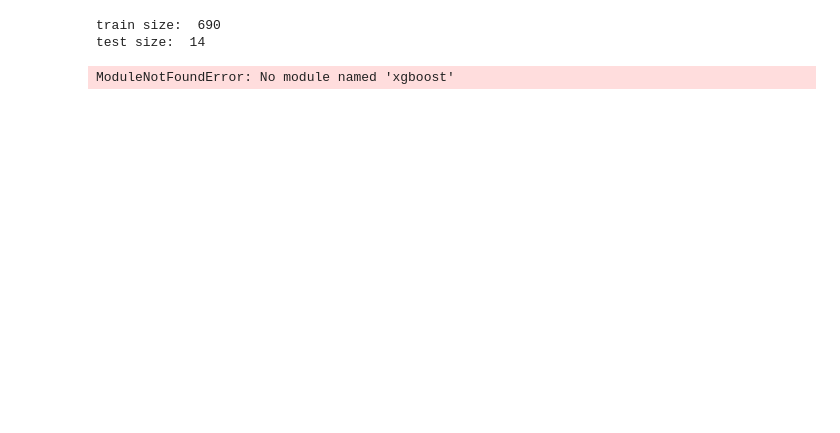
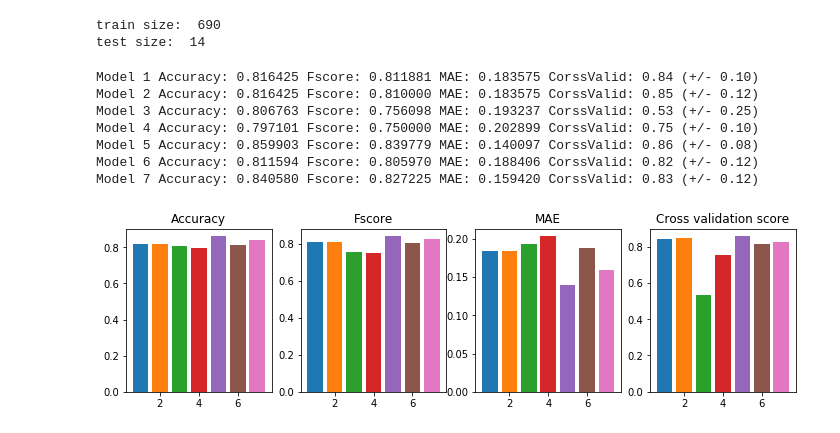
Before and after one commit to pubuduudara/CO544-ML-Project, a Jupyter notebook: Models/Suneth/Model/CO544 ML project.ipynb, the cells around one changed output. Saved outputs shown, nothing was run; the diff lists cells and outputs as text; code cells hidden in the pictures; blank space fills up the shorter version.

```diff
--- a/Models/Suneth/Model/CO544 ML project.ipynb
+++ b/Models/Suneth/Model/CO544 ML project.ipynb
@@ -183,7 +179,7 @@ X = df_train[feature_cols] # Features
 y = df_train.A16 # Target variable
 # %%
 # Split dataset into training set and test set
-X_train, X_valid, y_train, y_valid = train_test_split(X, y, test_size=0.3, random_state=1) # 70% training and 30% test
+X_train, X_valid, y_train, y_valid = train_test_split(X, y, test_size=0.3, train_size=0.7, random_state=1) # 70% training and 30% test
 
 X_test = df_test
 # %%
@@ -200,54 +196,68 @@ from sklearn.neighbors import KNeighborsClassifier
 from sklearn.ensemble import RandomForestClassifier
 from sklearn.linear_model import LogisticRegression
 from sklearn.ensemble import RandomForestRegressor
-from xgboost import XGBClassifier
+# from xgboost import XGBClassifier
 
 
 model_1 = DecisionTreeClassifier(max_depth=2)
 model_2 = DecisionTreeClassifier(criterion="entropy", max_depth=4)
 model_3 = GaussianNB()
 model_4 = KNeighborsClassifier(n_neighbors=5)
-model_5 = RandomForestClassifier(n_estimators=200, random_state = 17)
+model_5 = RandomForestClassifier(n_estimators=100)
 model_6 = svm.SVC(kernel='linear')
 model_7 = LogisticRegression()
-model_8 = XGBClassifier()
+# model_8 = XGBClassifier()
 
-models = [model_1, model_2, model_3, model_4, model_5, model_6, model_7, model_8]
+models = [model_1, model_2, model_3, model_4, model_5, model_6, model_7]
 
 from sklearn.metrics import mean_absolute_error
+from sklearn.model_selection import cross_val_score
 import warnings
 warnings.filterwarnings("ignore")
+
 # Function for comparing different models
 def score_model(model, X_t=X_train, X_v=X_valid, y_t=y_train, y_v=y_valid):
     model.fit(X_t, y_t)
     preds = model.predict(X_v)
     A = metrics.accuracy_score(y_v, preds)
     P = metrics.precision_score(y_v, preds)
     R = metrics.recall_score(y_v, preds)
     F = 2*P*R/(P+R)
     mae = mean_absolute_error(y_v, preds)
-    return [A, F, mae]
+    cvscore = cross_val_score(model, X_v, y_v, cv=5)
+    return [A, F, mae, cvscore]
 
-plt.figure(figsize=(9,3))
+plt.figure(figsize=(12,3))
 
 for i in range(0, len(models)):
-    A, F, mae = score_model(models[i])
+    A, F, mae, cvscore = score_model(models[i])
 
-    plt.subplot(131)
+    plt.subplot(141)
     plt.bar((i+1), A)
     plt.title('Accuracy')
 
-    plt.subplot(132)
+    plt.subplot(142)
     plt.bar((i+1), F)
     plt.title('Fscore')
 
-    plt.subplot(133)
+    plt.subplot(143)
     plt.bar((i+1), mae)
     plt.title('MAE')
 
-    print("Model %d Accuracy: %f Fscore: %f MAE: %f" % (i+1, A, F, mae))
+    plt.subplot(144)
+    plt.bar((i+1), cvscore.mean())
+    plt.title('Cross validation score')
+
+    print("Model %d Accuracy: %f Fscore: %f MAE: %f CorssValid: %.2f (+/- %.2f)" % (i+1, A, F, mae, cvscore.mean(), cvscore.std() * 2))
 # %% [output]
-ModuleNotFoundError: No module named 'xgboost'
+Model 1 Accuracy: 0.816425 Fscore: 0.811881 MAE: 0.183575 CorssValid: 0.84 (+/- 0.10)
+Model 2 Accuracy: 0.816425 Fscore: 0.810000 MAE: 0.183575 CorssValid: 0.85 (+/- 0.12)
+Model 3 Accuracy: 0.806763 Fscore: 0.756098 MAE: 0.193237 CorssValid: 0.53 (+/- 0.25)
+Model 4 Accuracy: 0.797101 Fscore: 0.750000 MAE: 0.202899 CorssValid: 0.75 (+/- 0.10)
+Model 5 Accuracy: 0.859903 Fscore: 0.839779 MAE: 0.140097 CorssValid: 0.86 (+/- 0.08)
+Model 6 Accuracy: 0.811594 Fscore: 0.805970 MAE: 0.188406 CorssValid: 0.82 (+/- 0.12)
+Model 7 Accuracy: 0.840580 Fscore: 0.827225 MAE: 0.159420 CorssValid: 0.83 (+/- 0.12)
+[figure, added]
 # %%
 from sklearn.pipeline import Pipeline
 from sklearn.impute import SimpleImputer
```
Also changed, not shown: parts of 6 cells of this notebook, 7 other files.
